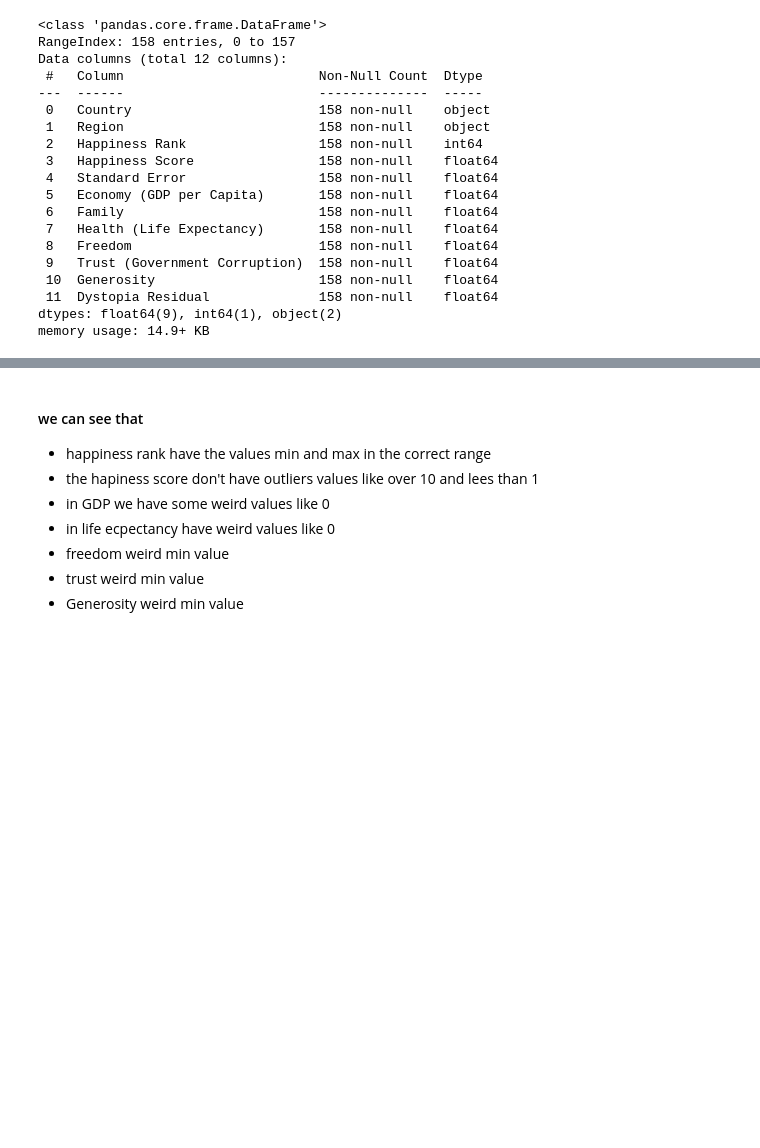
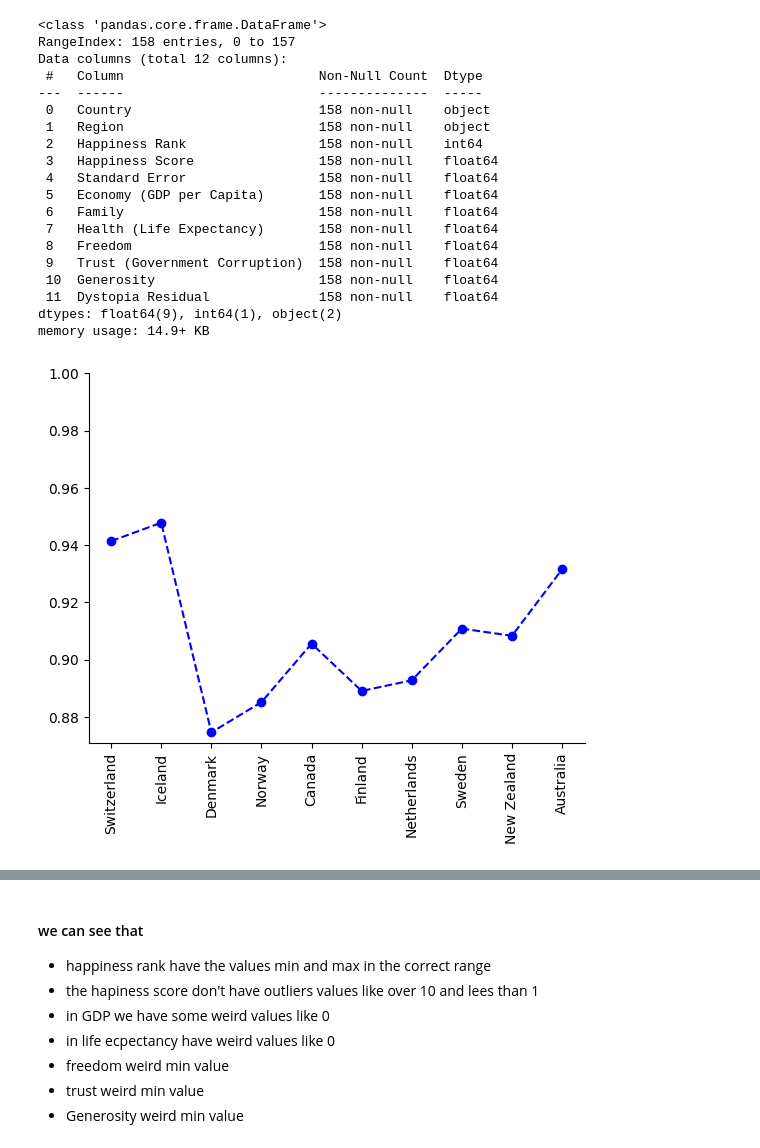
Before and after one commit to JoanMz/etl_workshop_3, a Jupyter notebook: Notebooks/EDA.ipynb, the cells around one changed output, grey strips where cells are left out. Cells and saved outputs as stored; diff of their text form; code cells hidden in the pictures; blank space fills up the shorter version.

```diff
--- a/Notebooks/EDA.ipynb
+++ b/Notebooks/EDA.ipynb
@@ -131,3 +131,14 @@ Data columns (total 12 columns):
  11  Dystopia Residual              158 non-null    float64
 dtypes: float64(9), int64(1), object(2)
 memory usage: 14.9+ KB
+# %%
+best_ten = data_2015[data_2015["Happiness Rank"] < 11]
+fig, ax = plt.subplots()
+ax.plot(best_ten.Country, best_ten['Health (Life Expectancy)'], "bo--")
+ax.spines["top"].set_color("None")
+ax.spines["right"].set_color("None")
+ax.set_xticklabels(best_ten.Country, rotation=90)
+ax.set_ylim(top=1)
+plt.show()
+# %% [output]
+[figure, added]
```
Also changed, not shown: parts of 3 cells of this notebook.
